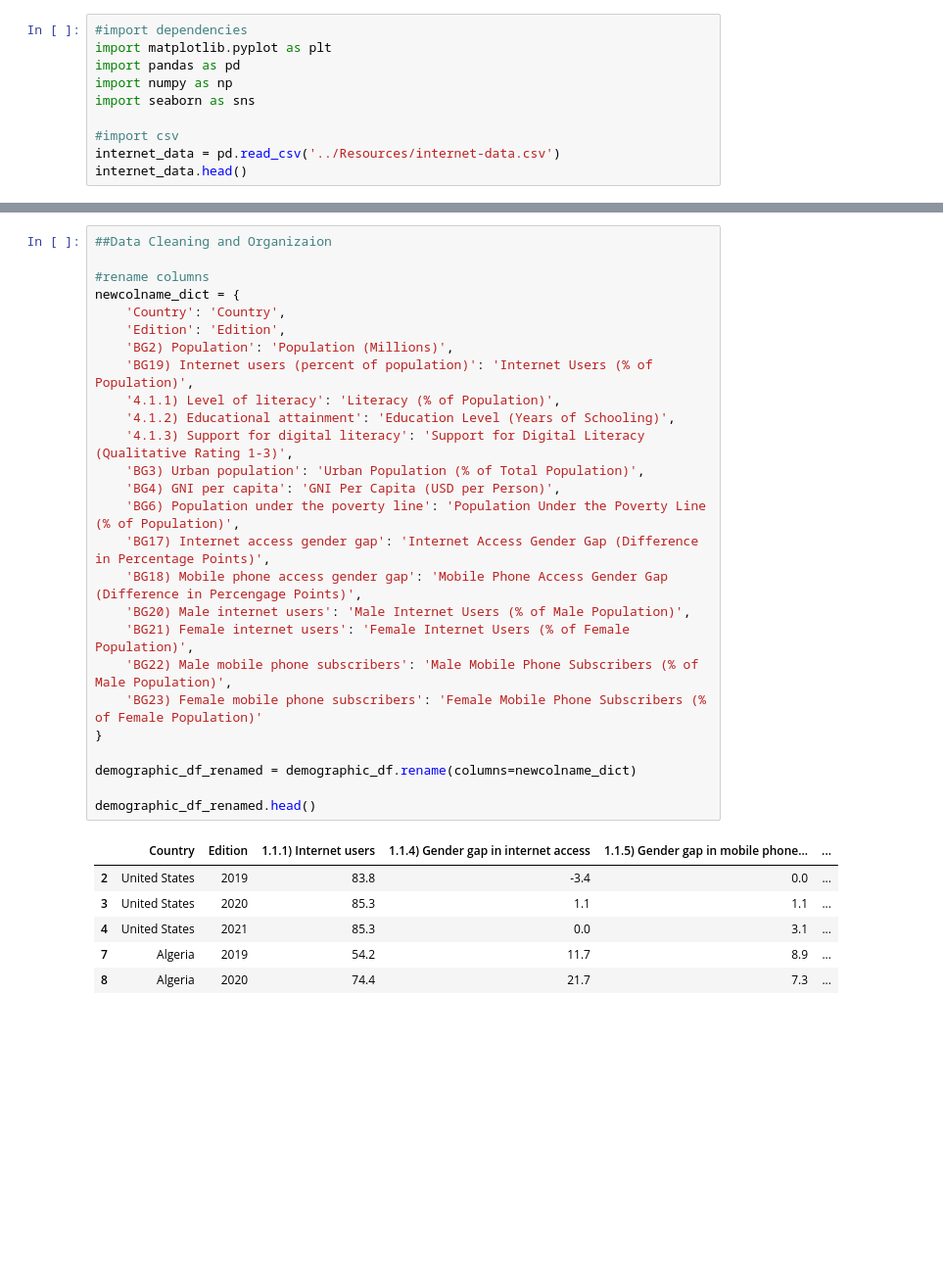
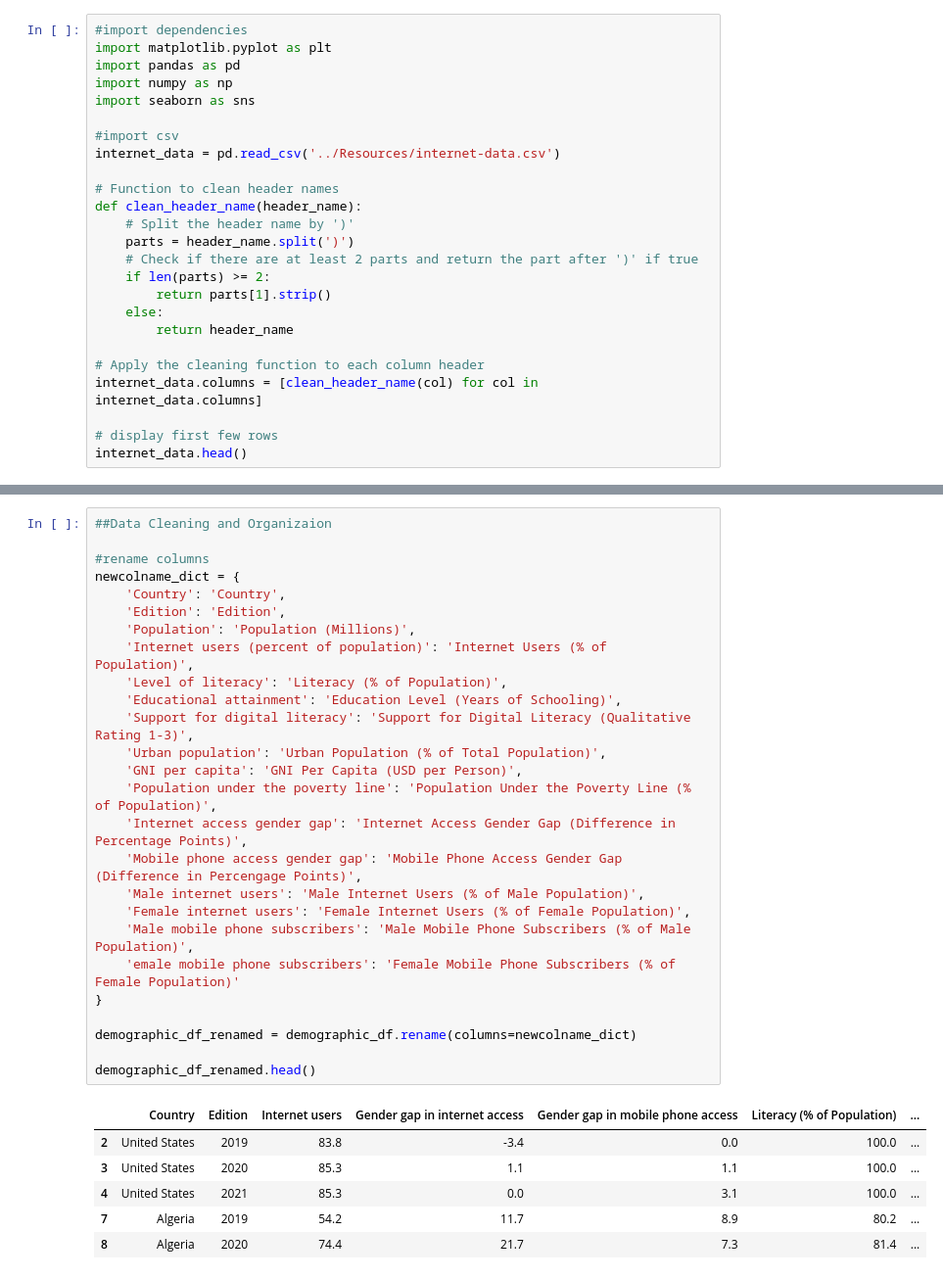
Before and after one commit to tiascott01/07_GroupProject1, a Jupyter notebook: Internet Demographics/internet-usage-working.ipynb, the cells around one changed output, grey strips where cells are left out. Shown: that part at 98% size. Cells and saved outputs as stored; diff of their text form; blank space fills up the shorter version.

```diff
--- a/Internet Demographics/internet-usage-working.ipynb
+++ b/Internet Demographics/internet-usage-working.ipynb
@@ -7,5 +7,20 @@ import seaborn as sns
 
 #import csv
 internet_data = pd.read_csv('../Resources/internet-data.csv')
+
+# Function to clean header names
+def clean_header_name(header_name):
+    # Split the header name by ')'
+    parts = header_name.split(')')
+    # Check if there are at least 2 parts and return the part after ')' if true
+    if len(parts) >= 2:
+        return parts[1].strip()
+    else:
+        return header_name
+
+# Apply the cleaning function to each column header
+internet_data.columns = [clean_header_name(col) for col in internet_data.columns]
+
+# display first few rows
 internet_data.head()
 # %% [output]
@@ -200,36 +207,36 @@ demographic_df
 # %%
 ##Data Cleaning and Organizaion
 
 #rename columns
 newcolname_dict = {
     'Country': 'Country',
     'Edition': 'Edition',
-    'BG2) Population': 'Population (Millions)',
-    'BG19) Internet users (percent of population)': 'Internet Users (% of Population)',
-    '4.1.1) Level of literacy': 'Literacy (% of Population)',
-    '4.1.2) Educational attainment': 'Education Level (Years of Schooling)',
-    '4.1.3) Support for digital literacy': 'Support for Digital Literacy (Qualitative Rating 1-3)',
-    'BG3) Urban population': 'Urban Population (% of Total Population)',
-    'BG4) GNI per capita': 'GNI Per Capita (USD per Person)',
-    'BG6) Population under the poverty line': 'Population Under the Poverty Line (% of Population)',
-    'BG17) Internet access gender gap': 'Internet Access Gender Gap (Difference in Percentage Points)',
-    'BG18) Mobile phone access gender gap': 'Mobile Phone Access Gender Gap (Difference in Percengage Points)',
-    'BG20) Male internet users': 'Male Internet Users (% of Male Population)',
-    'BG21) Female internet users': 'Female Internet Users (% of Female Population)',
-    'BG22) Male mobile phone subscribers': 'Male Mobile Phone Subscribers (% of Male Population)',
-    'BG23) Female mobile phone subscribers': 'Female Mobile Phone Subscribers (% of Female Population)'
+    'Population': 'Population (Millions)',
+    'Internet users (percent of population)': 'Internet Users (% of Population)',
+    'Level of literacy': 'Literacy (% of Population)',
+    'Educational attainment': 'Education Level (Years of Schooling)',
+    'Support for digital literacy': 'Support for Digital Literacy (Qualitative Rating 1-3)',
+    'Urban population': 'Urban Population (% of Total Population)',
+    'GNI per capita': 'GNI Per Capita (USD per Person)',
+    'Population under the poverty line': 'Population Under the Poverty Line (% of Population)',
+    'Internet access gender gap': 'Internet Access Gender Gap (Difference in Percentage Points)',
+    'Mobile phone access gender gap': 'Mobile Phone Access Gender Gap (Difference in Percengage Points)',
+    'Male internet users': 'Male Internet Users (% of Male Population)',
+    'Female internet users': 'Female Internet Users (% of Female Population)',
+    'Male mobile phone subscribers': 'Male Mobile Phone Subscribers (% of Male Population)',
+    'emale mobile phone subscribers': 'Female Mobile Phone Subscribers (% of Female Population)'
 }
 
 demographic_df_renamed = demographic_df.rename(columns=newcolname_dict)
 
 demographic_df_renamed.head()
 # %% [output]
-|  | Country | Edition | 1.1.1) Internet users | 1.1.4) Gender gap in internet access | 1.1.5) Gender gap in mobile phone... | ... |
-| 2 | United States | 2019 | 83.8 | -3.4 | 0.0 | ... |
-| 3 | United States | 2020 | 85.3 | 1.1 | 1.1 | ... |
-| 4 | United States | 2021 | 85.3 | 0.0 | 3.1 | ... |
-| 7 | Algeria | 2019 | 54.2 | 11.7 | 8.9 | ... |
-| 8 | Algeria | 2020 | 74.4 | 21.7 | 7.3 | ... |
+|  | Country | Edition | Internet users | Gender gap in internet access | Gender gap in mobile phone access | Literacy (% of Population) | ... |
+| 2 | United States | 2019 | 83.8 | -3.4 | 0.0 | 100.0 | ... |
+| 3 | United States | 2020 | 85.3 | 1.1 | 1.1 | 100.0 | ... |
+| 4 | United States | 2021 | 85.3 | 0.0 | 3.1 | 100.0 | ... |
+| 7 | Algeria | 2019 | 54.2 | 11.7 | 8.9 | 80.2 | ... |
+| 8 | Algeria | 2020 | 74.4 | 21.7 | 7.3 | 81.4 | ... |
 # %%
 #reorder columns
 new_column_order = [
```
Also changed, not shown: parts of 12 cells of this notebook.
